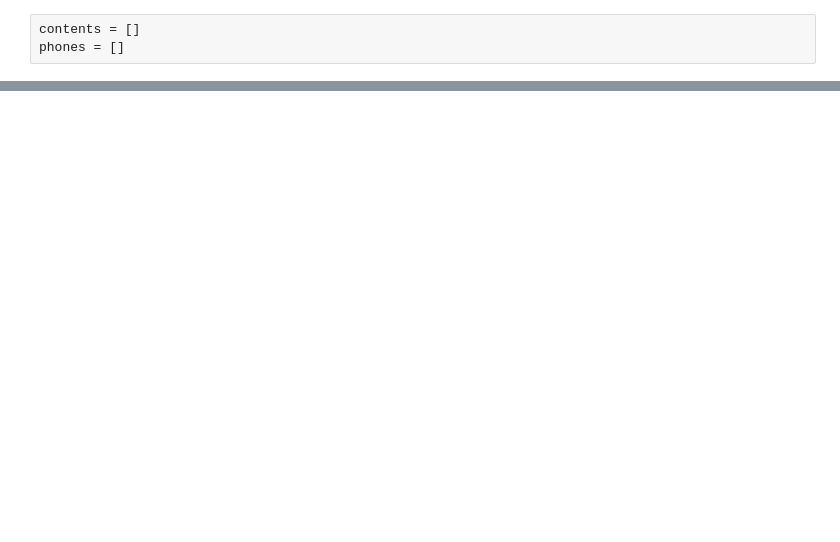
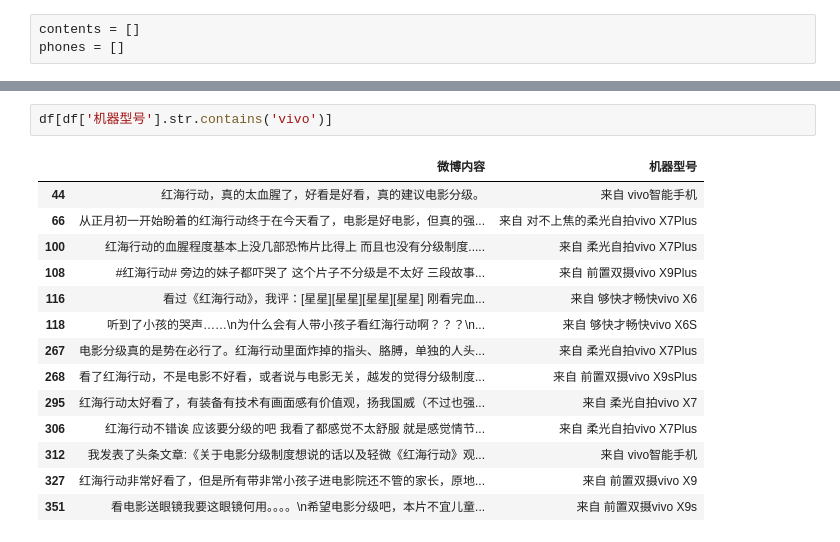
Before and after one commit to mackenziezhang/hkbu-big-data-media, a Jupyter notebook: weibo.ipynb, the cells around one changed output, grey strips where cells are left out. Cells and saved outputs as stored; diff of their text form; blank space fills up the shorter version.

```diff
--- a/weibo.ipynb
+++ b/weibo.ipynb
@@ -139,0 +669,17 @@ get_information(urls)
+# %%
+df[df['机器型号'].str.contains('vivo')]
+# %% [output]
+|  | 微博内容 | 机器型号 |
+| 44 | 红海行动，真的太血腥了，好看是好看，真的建议电影分级。 | 来自 vivo智能手机 |
+| 66 | 从正月初一开始盼着的红海行动终于在今天看了，电影是好电影，但真的强... | 来自 对不上焦的柔光自拍vivo X7Plus |
+| 100 | 红海行动的血腥程度基本上没几部恐怖片比得上 而且也没有分级制度..... | 来自 柔光自拍vivo X7Plus |
+| 108 | #红海行动# 旁边的妹子都吓哭了 这个片子不分级是不太好 三段故事... | 来自 前置双摄vivo X9Plus |
+| 116 | 看过《红海行动》，我评：[星星][星星][星星][星星] 刚看完血... | 来自 够快才畅快vivo X6 |
+| 118 | 听到了小孩的哭声……\n为什么会有人带小孩子看红海行动啊？？？\n... | 来自 够快才畅快vivo X6S |
+| 267 | 电影分级真的是势在必行了。红海行动里面炸掉的指头、胳膊，单独的人头... | 来自 柔光自拍vivo X7Plus |
+| 268 | 看了红海行动，不是电影不好看，或者说与电影无关，越发的觉得分级制度... | 来自 前置双摄vivo X9sPlus |
+| 295 | 红海行动太好看了，有装备有技术有画面感有价值观，扬我国威（不过也强... | 来自 柔光自拍vivo X7 |
+| 306 | 红海行动不错诶 应该要分级的吧 我看了都感觉不太舒服 就是感觉情节... | 来自 柔光自拍vivo X7Plus |
+| 312 | 我发表了头条文章:《关于电影分级制度想说的话以及轻微《红海行动》观... | 来自 vivo智能手机 |
+| 327 | 红海行动非常好看了，但是所有带非常小孩子进电影院还不管的家长，原地... | 来自 前置双摄vivo X9 |
+| 351 | 看电影送眼镜我要这眼镜何用。。。。\n希望电影分级吧，本片不宜儿童... | 来自 前置双摄vivo X9s |
```
Also changed, not shown: parts of 130 cells of this notebook.
